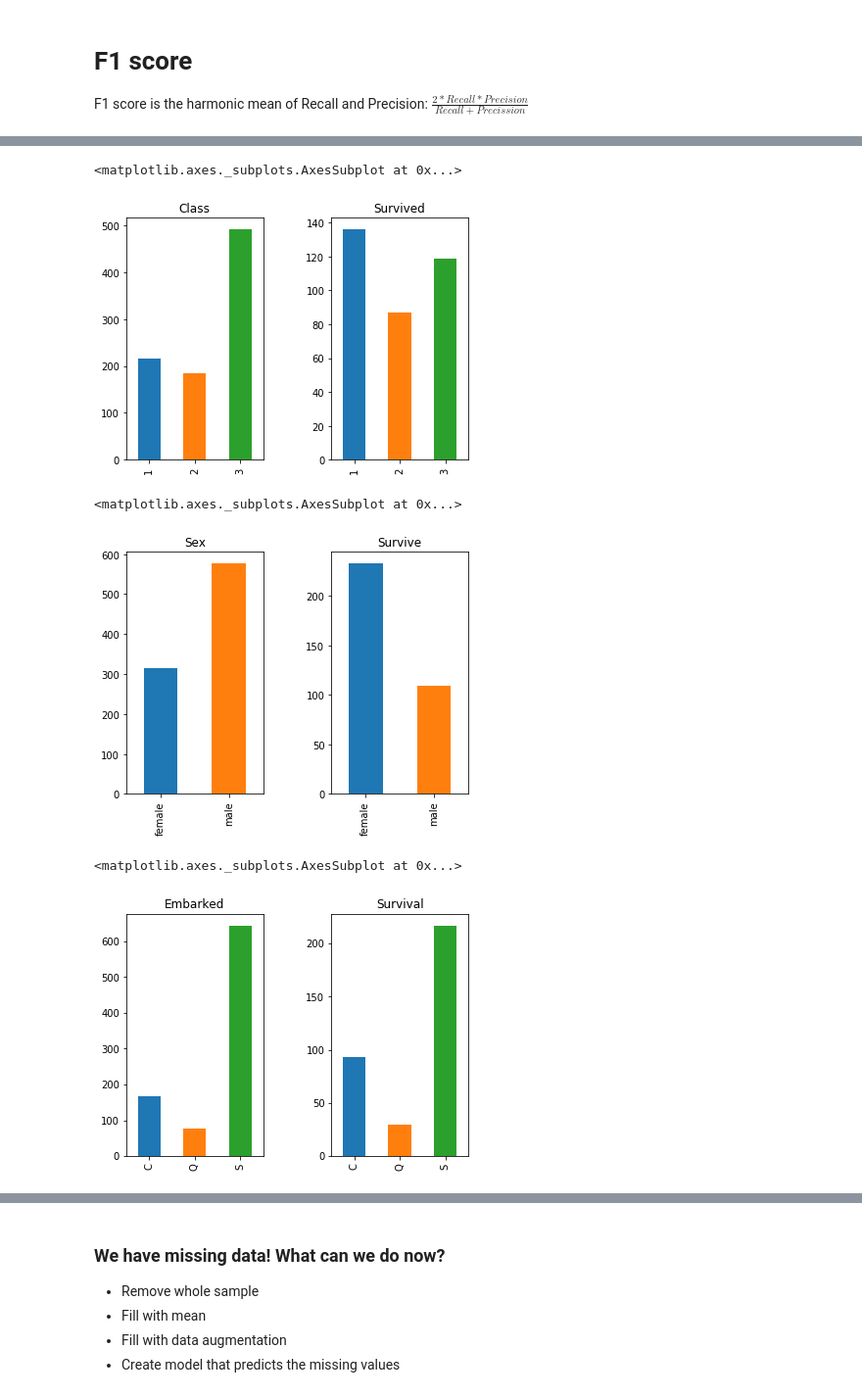
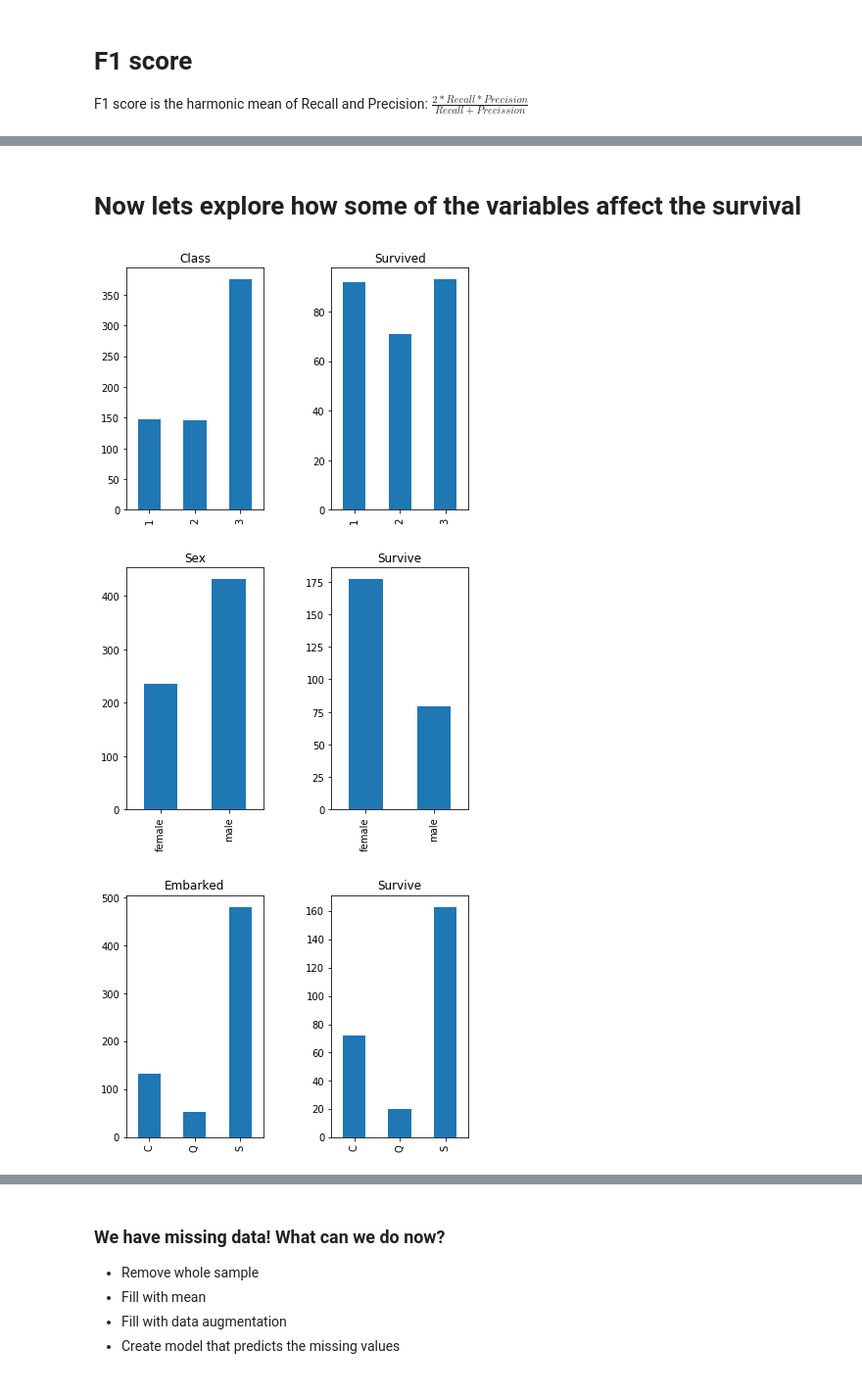
Before and after one commit to radpet/stuff, a Jupyter notebook: SirmaTechLab/METRICS_AND_TITANIC/Metrics_Titanic.ipynb, the cells around one changed output, grey strips where cells are left out. Shown at 98% size. Drawn from its saved outputs; the diff is of its cells as text; code cells hidden in the pictures.

Commit message:
impl basic models for titanic

```diff
--- a/SirmaTechLab/METRICS_AND_TITANIC/Metrics_Titanic.ipynb
+++ b/SirmaTechLab/METRICS_AND_TITANIC/Metrics_Titanic.ipynb
@@ -113,8 +126,11 @@ F1 score is the harmonic mean of Recall and Precision: $\frac{2*Recall*Precision
 # %%
 import pandas as pd
+from sklearn.model_selection import train_test_split
 
-test = pd.read_csv('https://raw.githubusercontent.com/radpet/fmi-ml/master/titanic/test.csv', index_col='PassengerId')
-train = pd.read_csv('https://raw.githubusercontent.com/radpet/fmi-ml/master/titanic/train.csv', index_col='PassengerId')
+data = pd.read_csv('https://raw.githubusercontent.com/radpet/fmi-ml/master/titanic/train.csv', index_col='PassengerId')
 
+train,test = train_test_split(data, stratify=data['Survived'], random_state=123)
+print('Train', train.shape)
+print('Test', test.shape)
 train.head()
 # %% [output]
@@ -128,14 +152,15 @@ train.head()
+# %% [markdown]
+# Now lets explore how some of the variables affect the survival
 # %%
-import matplotlib.pyplot as plt
 fig = plt.figure(figsize=(10,10))
 fig.subplots_adjust(wspace=0.5)
 fig.add_subplot(2, 3, 1)
 train['Pclass'].value_counts(sort=False).plot(kind="bar", title="Class")
 fig.add_subplot(2, 3, 2)
 train[ train['Survived'] == 1]['Pclass'].value_counts(sort=False).sort_index().plot(kind='bar', title='Survived')
+plt.show()
 # %% [output]
-<matplotlib.axes._subplots.AxesSubplot at 0x...>
-[figure, old version]
+[figure, new version]
 # %%
 fig = plt.figure(figsize=(10,10))
 fig.subplots_adjust(wspace=0.5)
@@ -143,20 +168,20 @@ fig.add_subplot(2, 3,1)
 train['Sex'].value_counts(sort=False).sort_index().plot(kind="bar", title="Sex")
 fig.add_subplot(2, 3,2)
 train[ train['Survived'] == 1]['Sex'].value_counts(sort=False).sort_index().plot(kind='bar', title='Survive')
+plt.show()
 # %% [output]
-<matplotlib.axes._subplots.AxesSubplot at 0x...>
-[figure, old version]
+[figure, new version]
 # %%
 import matplotlib.pyplot as plt
 fig = plt.figure(figsize=(10, 10))
 fig.subplots_adjust(wspace=0.5)
 fig.add_subplot(2, 3, 1)
 train['Embarked'].value_counts(sort=False).sort_index().plot(kind="bar", title="Embarked")
 fig.add_subplot(2, 3, 2)
-train[ train['Survived'] == 1]['Embarked'].value_counts(sort=False).sort_index().plot(kind='bar', title='Survival')
+train[ train['Survived'] == 1]['Embarked'].value_counts(sort=False).sort_index().plot(kind='bar', title='Survive')
+plt.show()
 # %% [output]
-<matplotlib.axes._subplots.AxesSubplot at 0x...>
-[figure, old version]
+[figure, new version]
 # %%
 train.isnull().sum()
 # %% [output]
```
Also changed, not shown: parts of 24 cells of this notebook, 3 other files.
